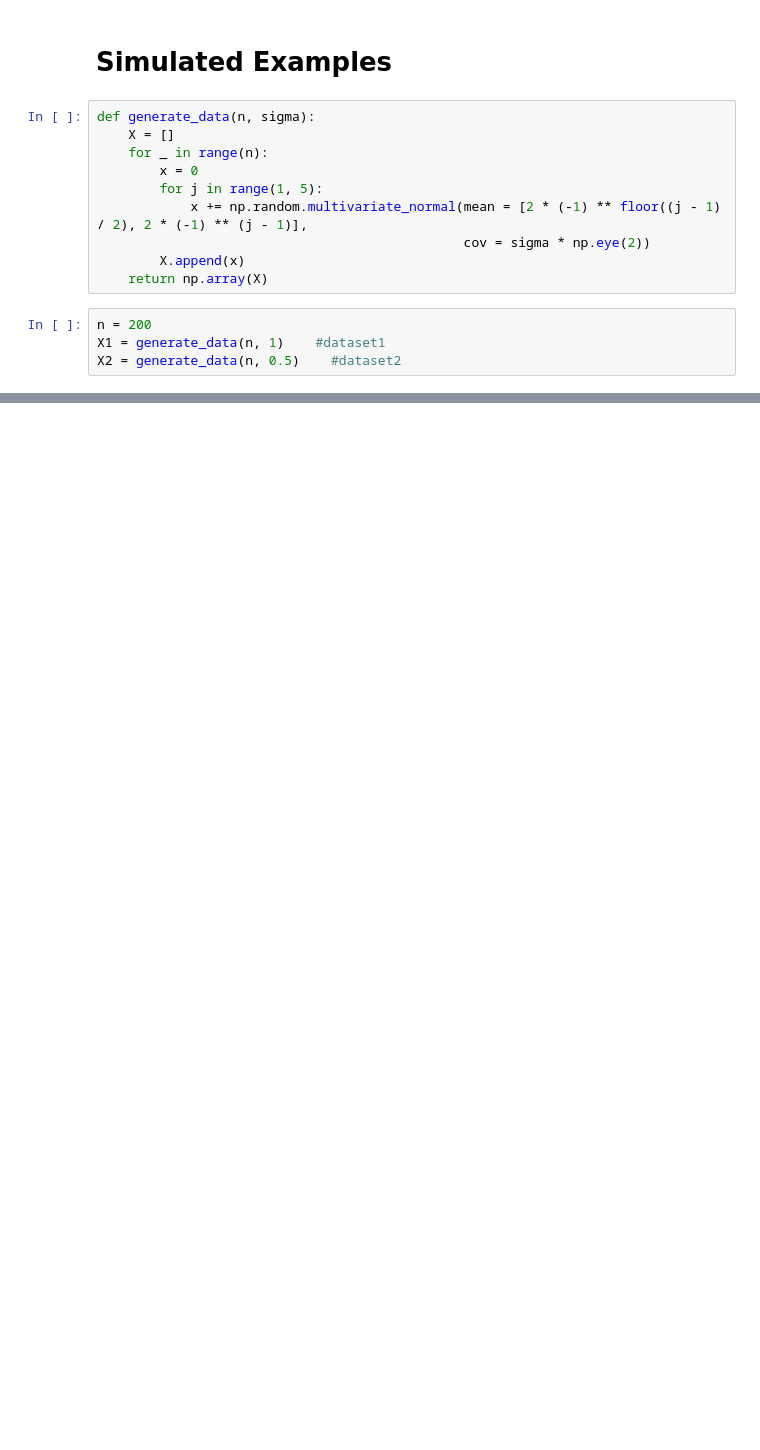
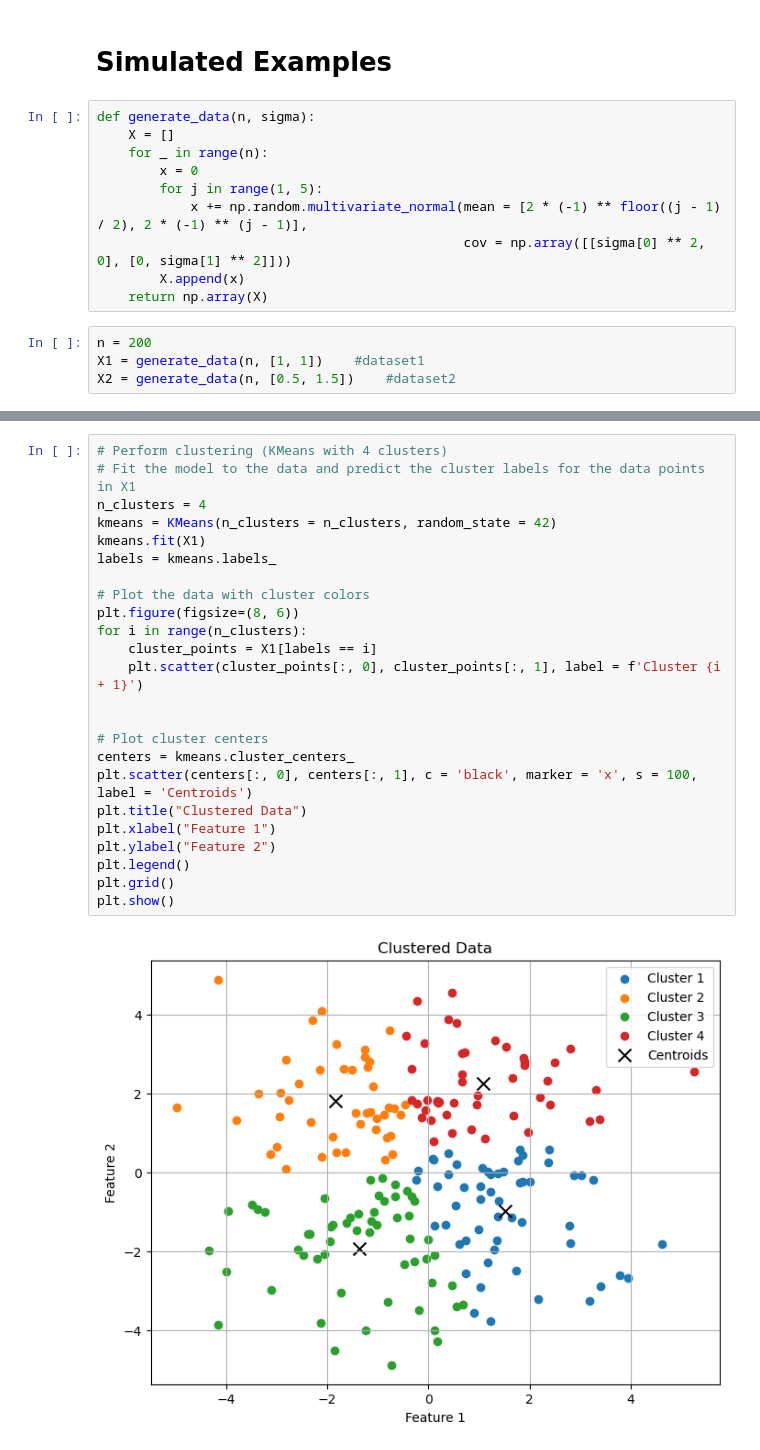
Before and after one commit to AugustinCablant/Bayesian-Statistics, a Jupyter notebook: notebook.ipynb, the cells around one changed output, grey strips where cells are left out. Drawn from its saved outputs; the diff is of its cells as text; blank space fills up the shorter version.

```diff
--- a/notebook.ipynb
+++ b/notebook.ipynb
@@ -11,10 +12,10 @@ def generate_data(n, sigma):
         x = 0
         for j in range(1, 5):
             x += np.random.multivariate_normal(mean = [2 * (-1) ** floor((j - 1) / 2), 2 * (-1) ** (j - 1)],
-                                               cov = sigma * np.eye(2))
+                                               cov = np.array([[sigma[0] ** 2, 0], [0, sigma[1] ** 2]]))
         X.append(x)
     return np.array(X)
 # %%
 n = 200
-X1 = generate_data(n, 1)    #dataset1
-X2 = generate_data(n, 0.5)    #dataset2
+X1 = generate_data(n, [1, 1])    #dataset1
+X2 = generate_data(n, [0.5, 1.5])    #dataset2
@@ -35,0 +22,26 @@ X1.shape
+# %%
+# Perform clustering (KMeans with 4 clusters)
+# Fit the model to the data and predict the cluster labels for the data points in X1
+n_clusters = 4
+kmeans = KMeans(n_clusters = n_clusters, random_state = 42)
+kmeans.fit(X1)
+labels = kmeans.labels_
+
+# Plot the data with cluster colors
+plt.figure(figsize=(8, 6))
+for i in range(n_clusters):
+    cluster_points = X1[labels == i]
+    plt.scatter(cluster_points[:, 0], cluster_points[:, 1], label = f'Cluster {i + 1}')
+
+
+# Plot cluster centers
+centers = kmeans.cluster_centers_
+plt.scatter(centers[:, 0], centers[:, 1], c = 'black', marker = 'x', s = 100, label = 'Centroids')
+plt.title("Clustered Data")
+plt.xlabel("Feature 1")
+plt.ylabel("Feature 2")
+plt.legend()
+plt.grid()
+plt.show()
+# %% [output]
+[figure, added]
```
Also changed, not shown: parts of 4 cells of this notebook.
